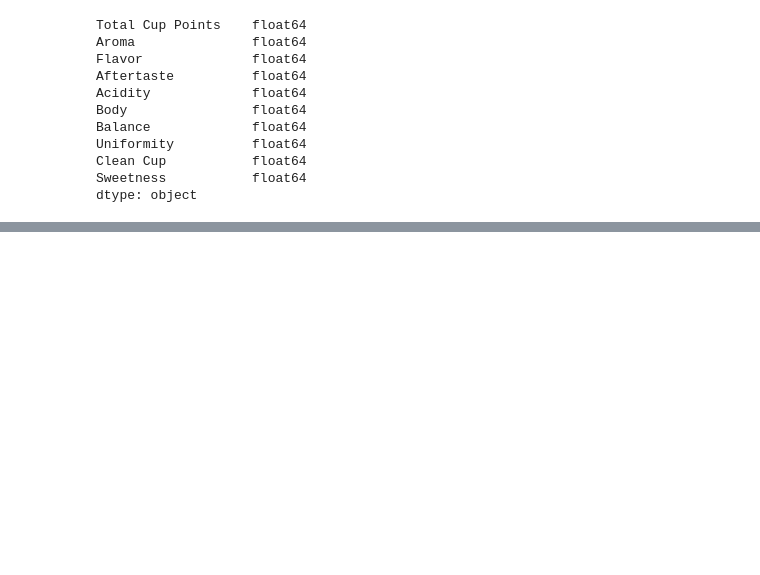
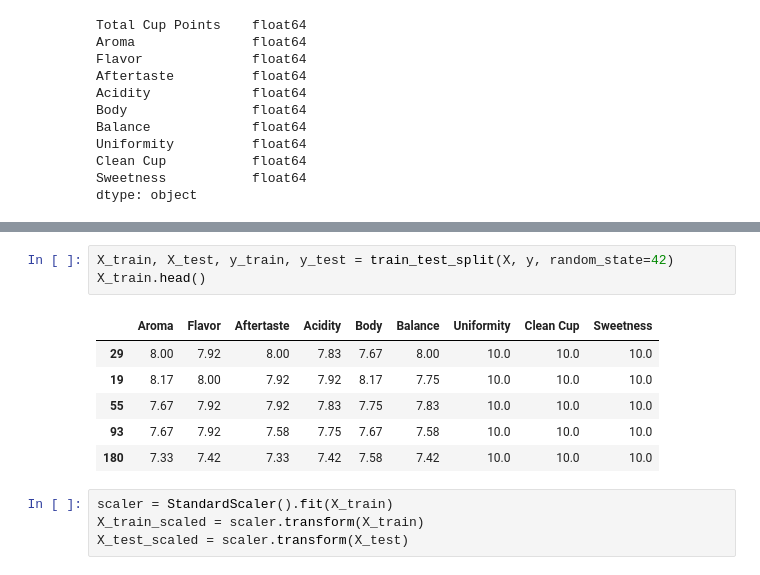
Before and after one commit to Cabone01/Coffee-Coffee, a Jupyter notebook: Coffee_Machine_Learning.ipynb, the cells around one changed output, grey strips where cells are left out. Drawn from its saved outputs; the diff is of its cells as text; blank space fills up the shorter version.

```diff
--- a/Coffee_Machine_Learning.ipynb
+++ b/Coffee_Machine_Learning.ipynb
@@ -164,0 +189,14 @@ dtype: object
+# %%
+X_train, X_test, y_train, y_test = train_test_split(X, y, random_state=42)
+X_train.head()
+# %% [output]
+|  | Aroma | Flavor | Aftertaste | Acidity | Body | Balance | Uniformity | Clean Cup | Sweetness |
+| 29 | 8.00 | 7.92 | 8.00 | 7.83 | 7.67 | 8.00 | 10.0 | 10.0 | 10.0 |
+| 19 | 8.17 | 8.00 | 7.92 | 7.92 | 8.17 | 7.75 | 10.0 | 10.0 | 10.0 |
+| 55 | 7.67 | 7.92 | 7.92 | 7.83 | 7.75 | 7.83 | 10.0 | 10.0 | 10.0 |
+| 93 | 7.67 | 7.92 | 7.58 | 7.75 | 7.67 | 7.58 | 10.0 | 10.0 | 10.0 |
+| 180 | 7.33 | 7.42 | 7.33 | 7.42 | 7.58 | 7.42 | 10.0 | 10.0 | 10.0 |
+# %%
+scaler = StandardScaler().fit(X_train)
+X_train_scaled = scaler.transform(X_train)
+X_test_scaled = scaler.transform(X_test)
```
Also changed, not shown: parts of 10 cells of this notebook.
